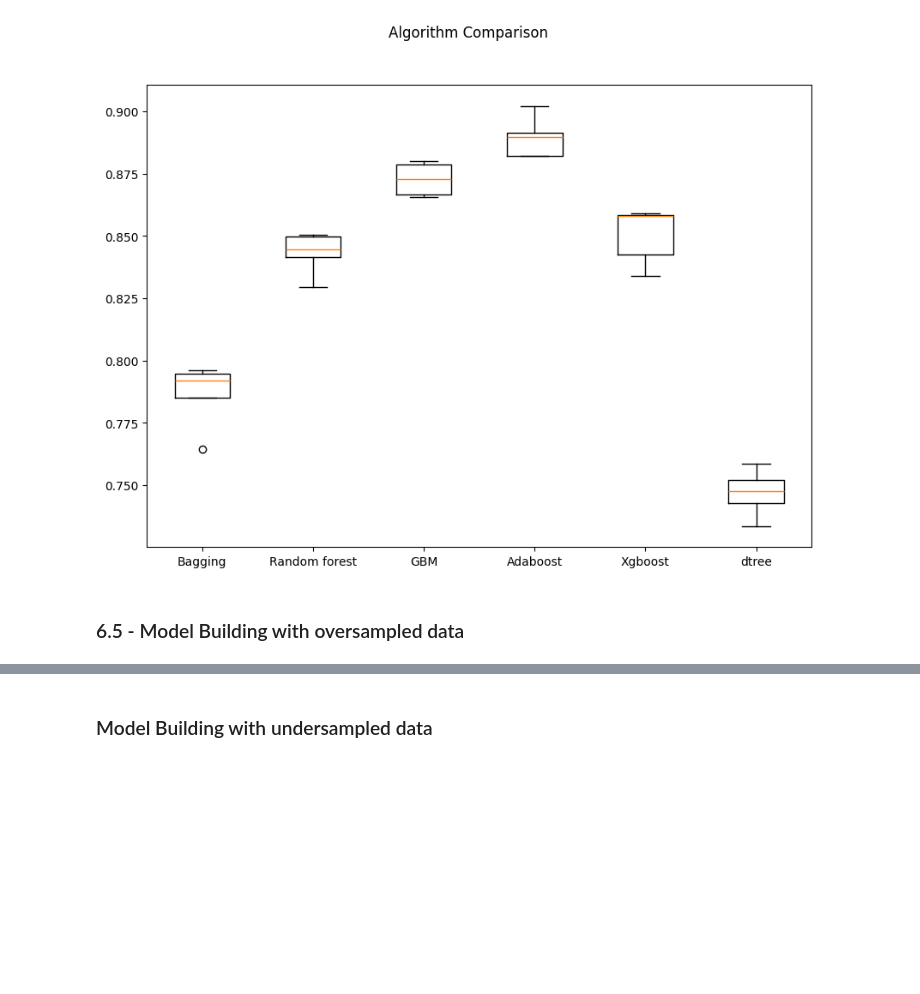
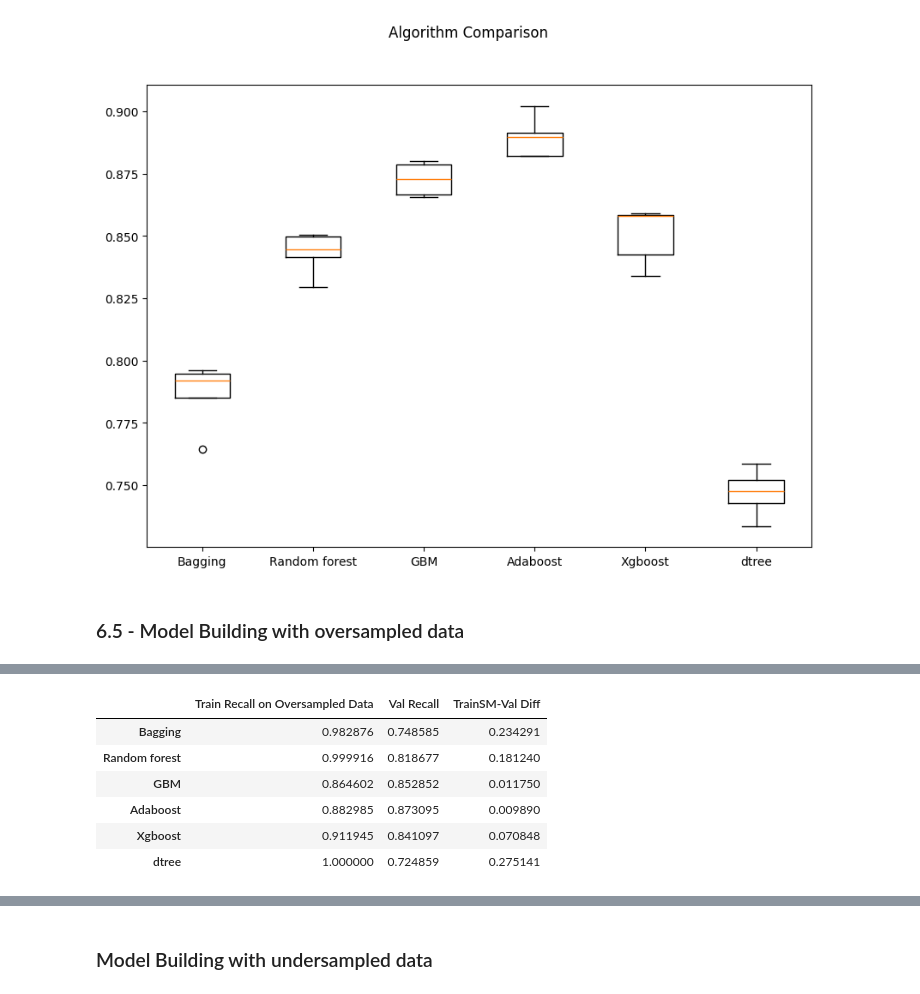
Before and after one commit to RashmiJK/PGP-AIML-EasyVisa-AML, a Jupyter notebook: easyvisa_modeling.ipynb, the cells around one changed output, grey strips where cells are left out. Drawn from its saved outputs; the diff is of its cells as text; code cells hidden in the pictures; blank space fills up the shorter version.

```diff
--- a/easyvisa_modeling.ipynb
+++ b/easyvisa_modeling.ipynb
@@ -1178,0 +1152,26 @@ for name, model in models:
+# %%
+scores_recall_train_sm = []
+scores_recall_val_sm = []
+train_val_diffs_sm = []
+names = []
+
+for name, model in models:
+    model.fit(X_train_over, y_train_over)
+    names.append(name)
+    score_recall_train = recall_score(y_train_over, model.predict(X_train_over))
+    scores_recall_train_sm.append(score_recall_train)
+    score_recall_val = recall_score(y_val, model.predict(X_val))
+    scores_recall_val_sm.append(score_recall_val)
+    train_val_diff = score_recall_train - score_recall_val
+    train_val_diffs_sm.append(train_val_diff)
+
+df_sm = pd.DataFrame({"Train Recall on Oversampled Data": scores_recall_train_sm, "Val Recall": scores_recall_val_sm, "TrainSM-Val Diff": train_val_diffs_sm}, index=names)
+df_sm
+# %% [output]
+|  | Train Recall on Oversampled Data | Val Recall | TrainSM-Val Diff |
+| Bagging | 0.982876 | 0.748585 | 0.234291 |
+| Random forest | 0.999916 | 0.818677 | 0.181240 |
+| GBM | 0.864602 | 0.852852 | 0.011750 |
+| Adaboost | 0.882985 | 0.873095 | 0.009890 |
+| Xgboost | 0.911945 | 0.841097 | 0.070848 |
+| dtree | 1.000000 | 0.724859 | 0.275141 |
```
Also changed, not shown: parts of 4 cells of this notebook.
